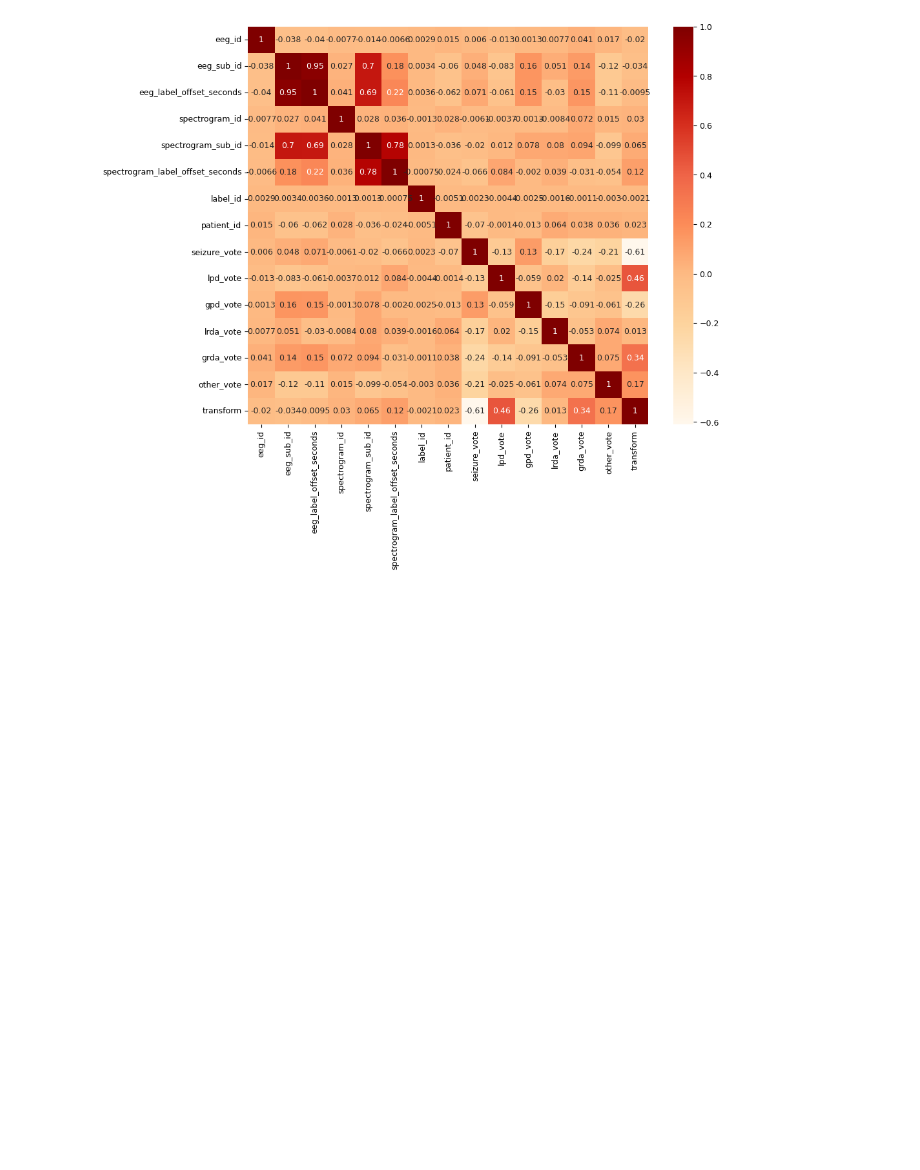
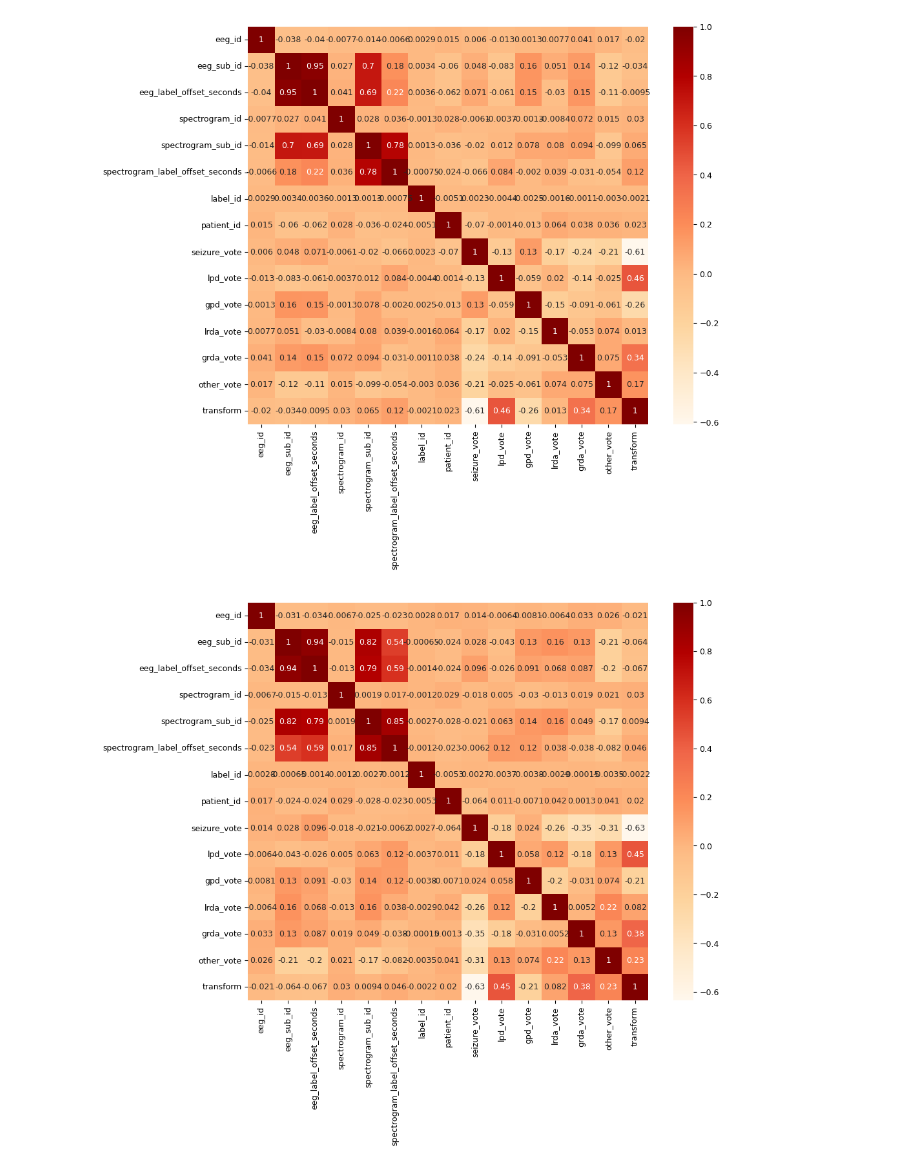
Before and after one commit to bellkjtt/Competition-Kaggle-Dacon, a Jupyter notebook: harmful-brain-eda.ipynb, the cells around one changed output. Cells and saved outputs as stored; diff of their text form; code cells hidden in the pictures; blank space fills up the shorter version.

```diff
--- a/harmful-brain-eda.ipynb
+++ b/harmful-brain-eda.ipynb
@@ -388,3 +380,11 @@ sns.heatmap(cont_corr, annot=True, cmap='OrRd'); # 히트맵 그리기
 plt.savefig('상관계수2.jpg', format='jpeg')
 # %% [output]
 [figure]
+# %%
+plt.figure(figsize=(10, 8))
+col = t_copy4.columns
+cont_corr = t_copy4[col].corr(method='spearman')     # 연속형 피처 간 상관관계
+sns.heatmap(cont_corr, annot=True, cmap='OrRd'); # 히트맵 그리기
+plt.savefig('상관계수2.jpg', format='jpeg')
+# %% [output]
+[figure, added]
```
Also changed, not shown: parts of 11 cells of this notebook.
